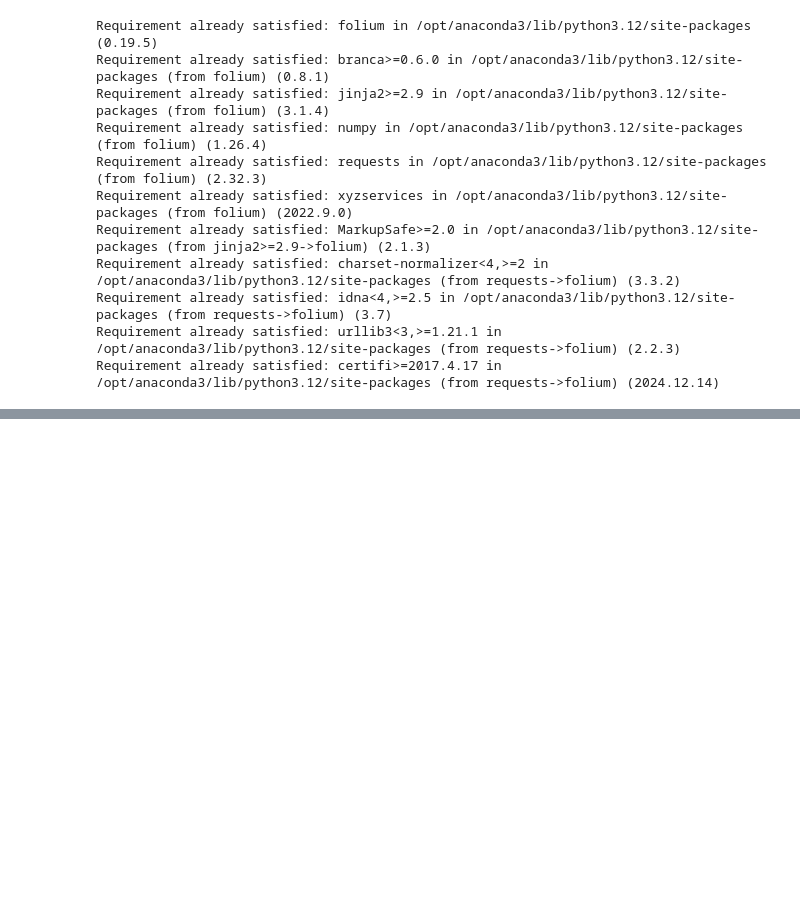
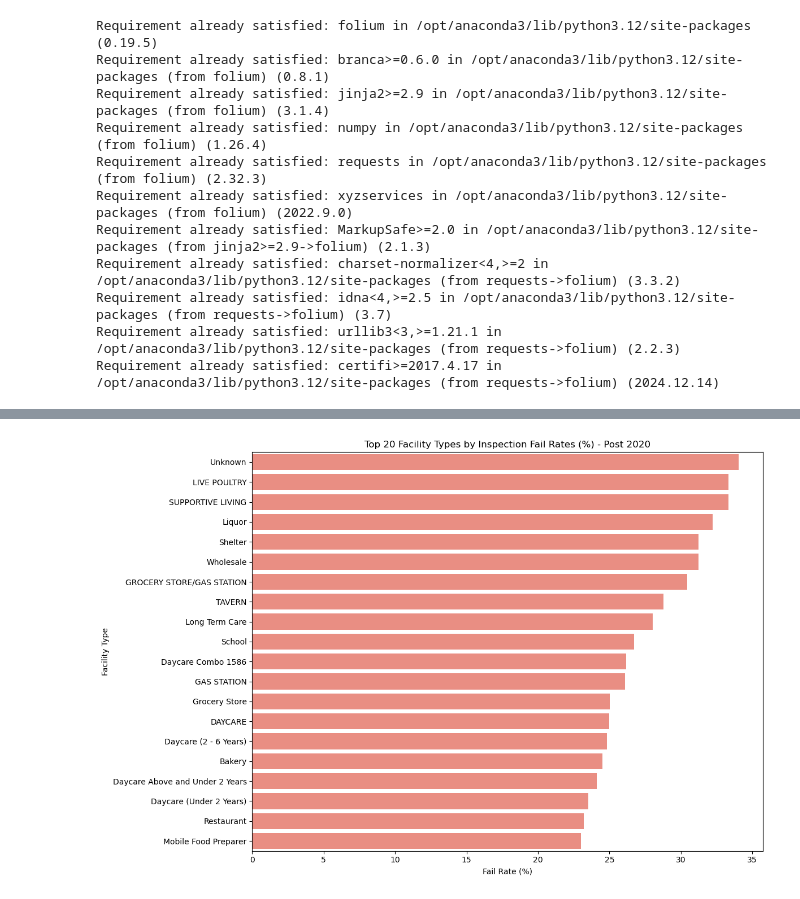
Before and after one commit to Mash2488/Chicago-Food-Inspections, a Jupyter notebook: Food_Inspection_EDA.ipynb, the cells around one changed output, grey strips where cells are left out. Drawn from its saved outputs; the diff is of its cells as text; code cells hidden in the pictures; blank space fills up the shorter version.

```diff
--- a/Food_Inspection_EDA.ipynb
+++ b/Food_Inspection_EDA.ipynb
@@ -319,0 +317,20 @@ m
+# %%
+#Creating a filtered group of inspections post 2020
+df_recent = df[df['inspection_date'] >= '2021-01-01']
+#Group
+facility_results = df_recent[df_recent['results'].isin(['Pass', 'Fail', 'Pass w/ Conditions'])]\
+    .groupby(['facility_type', 'results'])\
+    .size()\
+    .unstack(fill_value = 0)
+
+# Add total inspections
+facility_results['total'] = facility_results.sum(axis = 1)
+
+#Filtering for 20+ inspections
+facility_results_filtered = facility_results[facility_results['total'] >=20].copy()
+
+#Calculating fail rate
+facility_results_filtered['fail_rate'] = facility_results_filtered['Fail'] / facility_results_filtered['total'] * 100
+
+#sort by highest fail rate
+facility_results_filtered.sort_values(by = 'fail_rate', ascending = False).head(20)
@@ -319,0 +359,17 @@ m
+# %%
+top20 = facility_results_filtered.sort_values('fail_rate', ascending=False).head(20).reset_index()
+
+plt.figure(figsize=(12, 8))
+sns.barplot(
+    data=top20,
+    x='fail_rate',
+    y='facility_type',
+    color = 'salmon'  # Now used properly
+)
+plt.title('Top 20 Facility Types by Inspection Fail Rates (%) - Post 2020')
+plt.xlabel('Fail Rate (%)')
+plt.ylabel('Facility Type')
+plt.tight_layout()
+plt.show()
+# %% [output]
+[figure, added]
```
Also changed, not shown: parts of 42 cells of this notebook, 4 other files.
